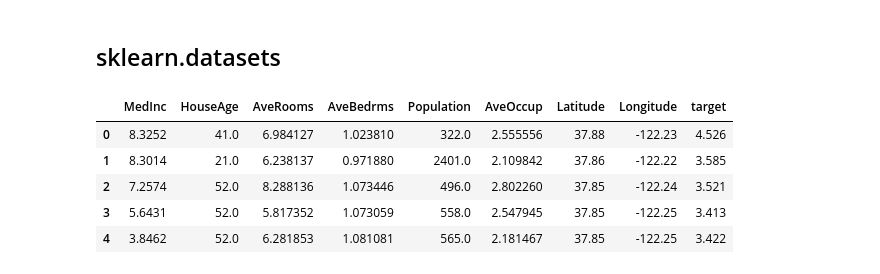
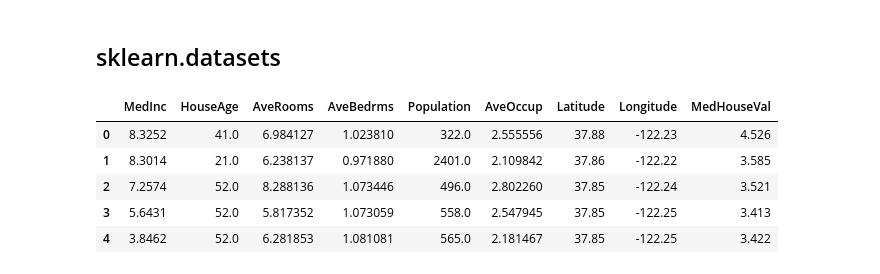
Before and after one commit to pablocurcodev/machine_learning, a Jupyter notebook: Datasets.ipynb, the cells around one changed output. Drawn from its saved outputs; the diff is of its cells as text; code cells hidden in the pictures.

```diff
--- a/Datasets.ipynb
+++ b/Datasets.ipynb
@@ -360,18 +329,18 @@ R-squared represents the proportion of the variance in the dependent variable th
 # %%
 import pandas as pd
 from sklearn.datasets import fetch_california_housing
 
 # Load the dataset
 housing = fetch_california_housing()
 
 # Display the DataFrame
 # print(housing)
 
 df = pd.DataFrame(housing.data, columns=housing.feature_names)
-df['target'] = housing.target
+df['MedHouseVal'] = housing.target
 df.head()
 # %% [output]
-|  | MedInc | HouseAge | AveRooms | AveBedrms | Population | AveOccup | Latitude | Longitude | target |
+|  | MedInc | HouseAge | AveRooms | AveBedrms | Population | AveOccup | Latitude | Longitude | MedHouseVal |
 | 0 | 8.3252 | 41.0 | 6.984127 | 1.023810 | 322.0 | 2.555556 | 37.88 | -122.23 | 4.526 |
 | 1 | 8.3014 | 21.0 | 6.238137 | 0.971880 | 2401.0 | 2.109842 | 37.86 | -122.22 | 3.585 |
 | 2 | 7.2574 | 52.0 | 8.288136 | 1.073446 | 496.0 | 2.802260 | 37.85 | -122.24 | 3.521 |
```
Also changed, not shown: parts of 22 cells of this notebook.
